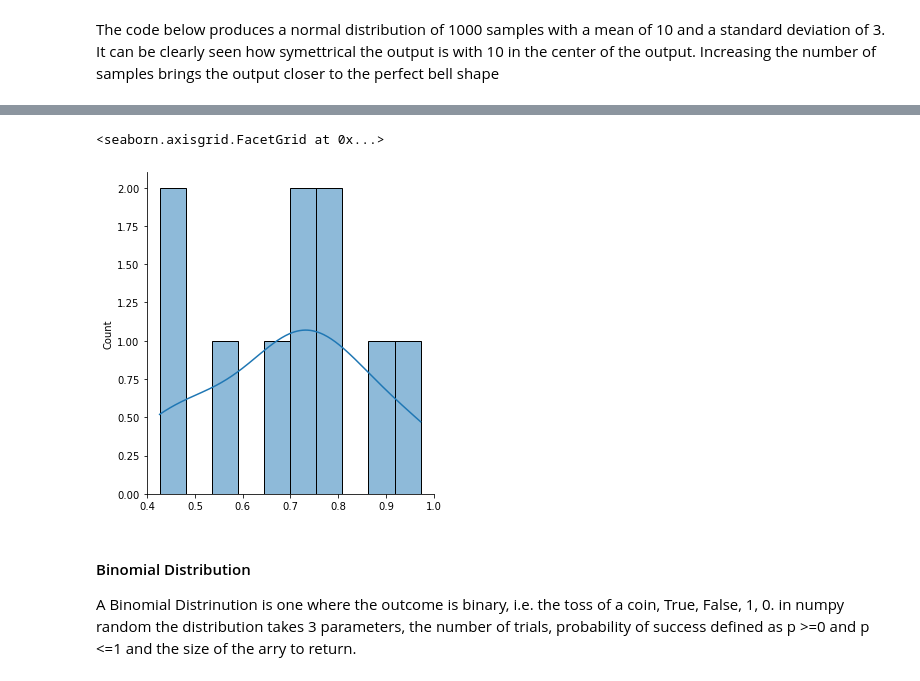
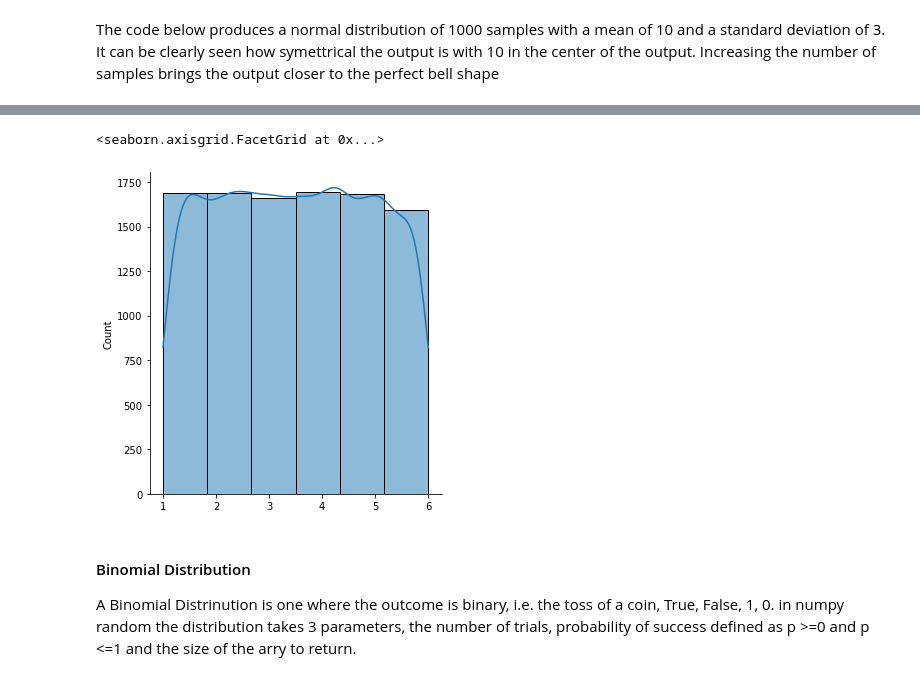
Before and after one commit to donneger/numpy_random, a Jupyter notebook: random.ipynb, the cells around one changed output, grey strips where cells are left out. Cells and saved outputs as stored; diff of their text form; code cells hidden in the pictures.

Commit message:
Updating the section on uniform distribution, adding image of ideal distribution

```diff
--- a/random.ipynb
+++ b/random.ipynb
@@ -287,10 +301,11 @@ sns.displot(data, kde=True)
 # %%
-# A simple example of a uniform distrinution is shown below.
-values = np.random.uniform(0.0,1.0,10)
-sns.displot(values,bins=10,kde=True)
+# A simple example of a uniform distrinution is shown below, simulating rolling a dice 10,000 times.
+# It is clear that there is a similar number of outcomes for each number.
+values = np.random.uniform(1,6,10000)
+sns.displot(values,bins=6,kde=True)
 # %% [output]
 <seaborn.axisgrid.FacetGrid at 0x...>
-[figure, old version]
+[figure, new version]
 # %% [markdown]
 #### Binomial Distribution
 A Binomial Distrinution is one where the outcome is binary, i.e. the toss of a coin, True, False, 1, 0. in numpy random the distribution takes 3 parameters, the number of trials, probability of success defined as p >=0 and p <=1 and the size of the arry to return.
```
Also changed, not shown: parts of 5 cells of this notebook.
